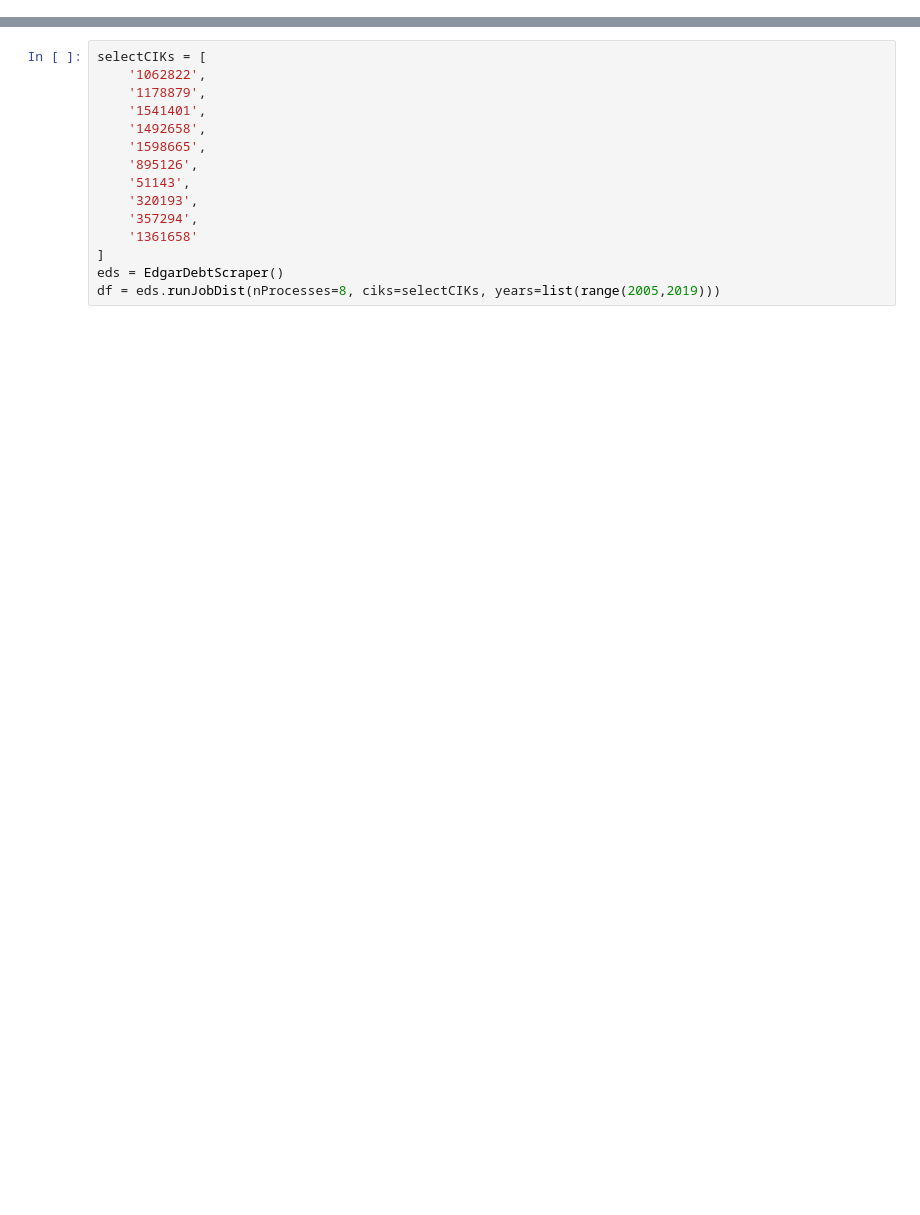
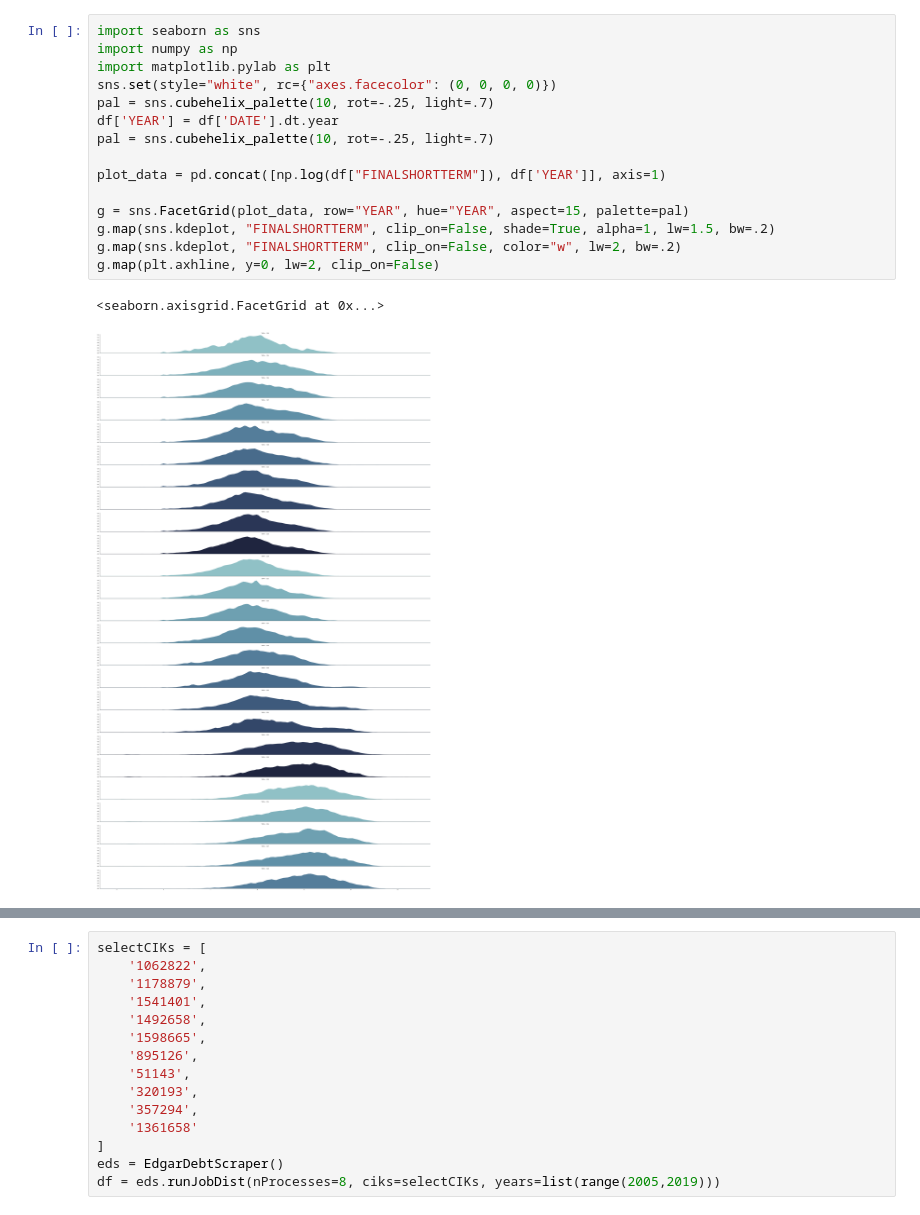
Before and after one commit to petercwill/edgarScraper, a Jupyter notebook: notebooks/Untitled.ipynb, the cells around one changed output, grey strips where cells are left out. Drawn from its saved outputs; the diff is of its cells as text; blank space fills up the shorter version.

```diff
--- a/notebooks/Untitled.ipynb
+++ b/notebooks/Untitled.ipynb
@@ -55,0 +282,18 @@ df.sort_index()
+# %%
+import seaborn as sns
+import numpy as np
+import matplotlib.pylab as plt
+sns.set(style="white", rc={"axes.facecolor": (0, 0, 0, 0)})
+pal = sns.cubehelix_palette(10, rot=-.25, light=.7)
+df['YEAR'] = df['DATE'].dt.year
+pal = sns.cubehelix_palette(10, rot=-.25, light=.7)
+
+plot_data = pd.concat([np.log(df["FINALSHORTTERM"]), df['YEAR']], axis=1)
+
+g = sns.FacetGrid(plot_data, row="YEAR", hue="YEAR", aspect=15, palette=pal)
+g.map(sns.kdeplot, "FINALSHORTTERM", clip_on=False, shade=True, alpha=1, lw=1.5, bw=.2)
+g.map(sns.kdeplot, "FINALSHORTTERM", clip_on=False, color="w", lw=2, bw=.2)
+g.map(plt.axhline, y=0, lw=2, clip_on=False)
+# %% [output]
+<seaborn.axisgrid.FacetGrid at 0x...>
+[figure, added]
```
Also changed, not shown: parts of 16 cells of this notebook, 14 other files.
